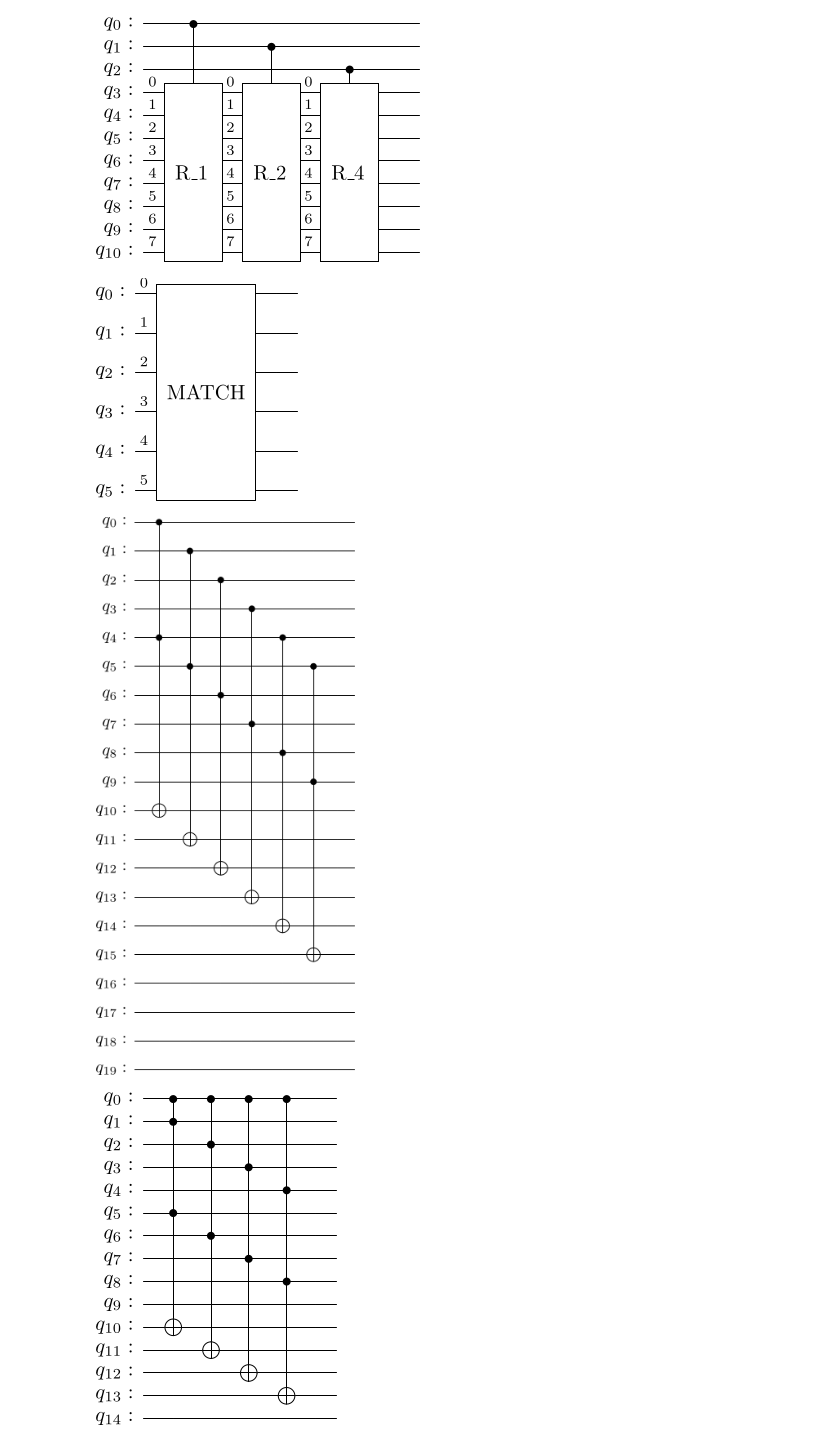
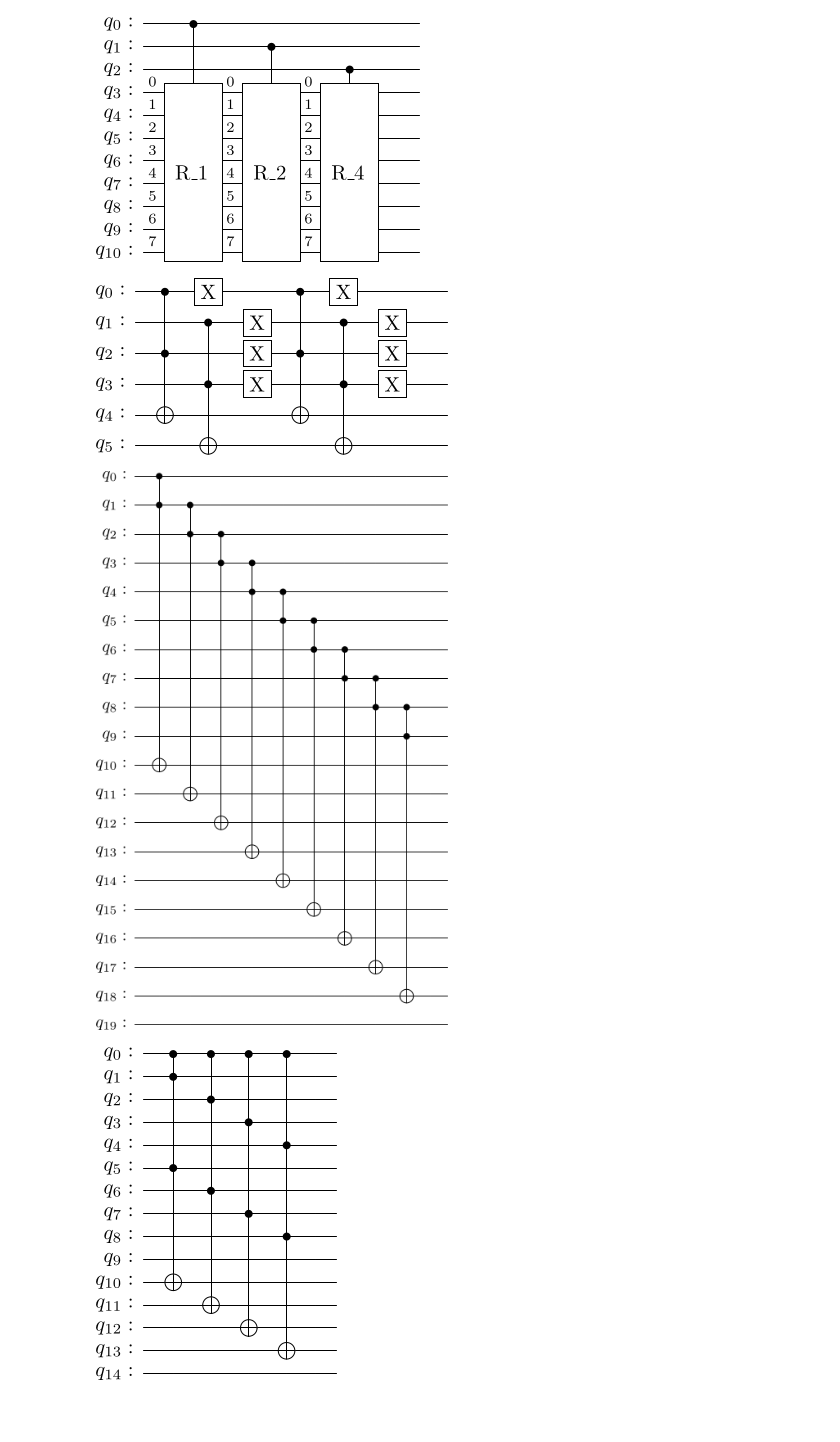
Before and after one commit to BoredDam/quantum-algorithms, a Jupyter notebook: Quantum-LCS/LCS-testing.ipynb, the cells around one changed output. Cells and saved outputs as stored; diff of their text form; code cells hidden in the pictures; blank space fills up the shorter version.

```diff
--- a/Quantum-LCS/LCS-testing.ipynb
+++ b/Quantum-LCS/LCS-testing.ipynb
@@ -112,7 +108,7 @@ def quantum_rotation(n: int, s: int):
 
     return qc.to_gate(label='R_'+str(s)+' ')
 # %%
-def quantum_controlled_rotation(n: int):
+def quantum_parametric_rotation(n: int):
     '''
     Returns an arbitrary rotation `.Gate` on `n` qubits lines.
 
@@ -130,39 +126,39 @@ def quantum_controlled_rotation(n: int):
     return qc
 
 qc = QuantumCircuit(11)
-qc = qc.compose(quantum_controlled_rotation(8))
+qc = qc.compose(quantum_parametric_rotation(8))
 qc.draw('latex')
 # %% [output]
 [figure]
 # %%
 def match_operator(n: int):
     '''
     page 12 of the paper
     '''
     qx = QuantumRegister(n, 'x')
     qy = QuantumRegister(n, 'y')
     qout = QuantumRegister(n, 'o')
     qc = QuantumCircuit(qx, qy, qout)
 
     for i in range(n):
         qc.ccx(qx[i], qy[i], qout[i])
 
     qc.x(qx)
     qc.x(qy)
 
     for i in range(n):
         qc.ccx(qx[i], qy[i], qout[i])
 
     qc.x(qx)
     qc.x(qy)
 
     return qc.to_gate(label='MATCH')
 
 qc = QuantumCircuit(6)
-qc = qc.compose(match_operator(2))#.decompose()
+qc = qc.compose(match_operator(2)).decompose()
 qc.draw('latex')
 # %% [output]
-[figure, old version]
+[figure, new version]
 # %%
 def extension_operator(n: int, i: int):
     '''
@@ -181,10 +177,10 @@ def extension_operator(n: int, i: int):
 
 
 qc = QuantumCircuit(20)
-qc = qc.compose(extension_operator(10,3)).decompose()
+qc = qc.compose(extension_operator(10,1)).decompose()
 qc.draw('latex')
 # %% [output]
-[figure, old version]
+[figure, new version]
 # %%
 def contr_bitwise_and_operator(n: int):
     '''
```
Also changed, not shown: parts of 3 cells of this notebook, 1 other file.
